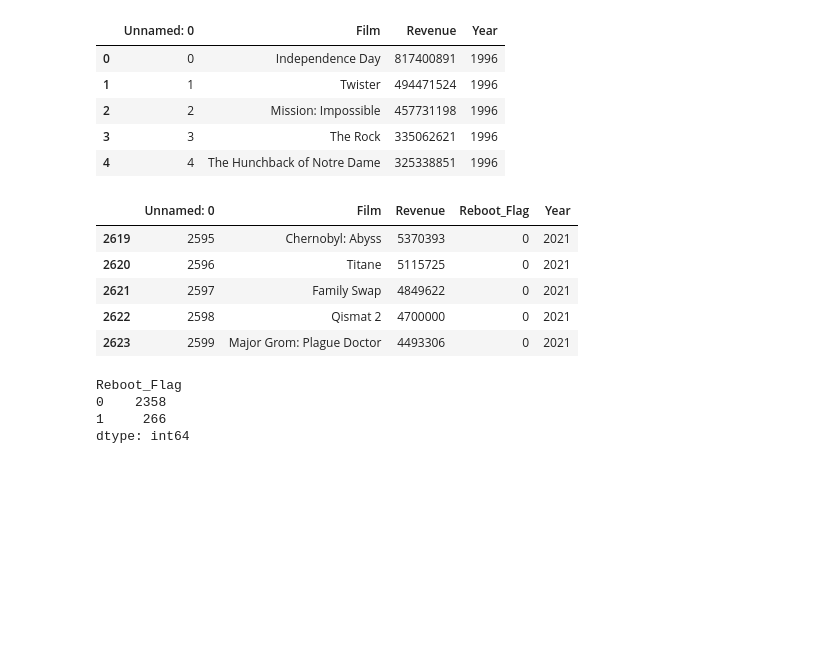
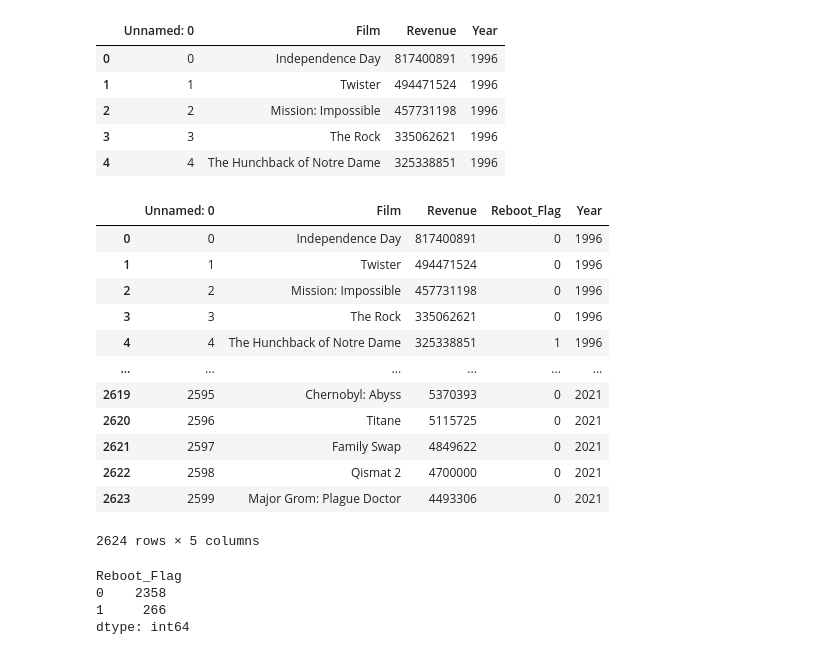
Before and after one commit to creeganmi/movies, a Jupyter notebook: masterTable.ipynb, the cells around one changed output. Cells and saved outputs as stored; diff of their text form; code cells hidden in the pictures; blank space fills up the shorter version.

```diff
--- a/masterTable.ipynb
+++ b/masterTable.ipynb
@@ -71,20 +71,27 @@ movies.head()
 # %%
 # create reboot flag in movies dataframe
 
 movies = pd.read_csv(r'tmdb_api_export_1996_2021.csv')
 movies = pd.merge(movies, reboots, how='left', on = ['Film'], indicator = True)
 movies['Reboot_Flag'] = (movies['_merge'] == 'both').astype(int)
 movies.drop(movies.iloc[:,4:21], inplace=True, axis=1)
 movies['Year'] = movies['Year_x']
 movies = movies.drop('Year_x', axis=1)
-movies.tail()
+movies
 # %% [output]
 |  | Unnamed: 0 | Film | Revenue | Reboot_Flag | Year |
+| 0 | 0 | Independence Day | 817400891 | 0 | 1996 |
+| 1 | 1 | Twister | 494471524 | 0 | 1996 |
+| 2 | 2 | Mission: Impossible | 457731198 | 0 | 1996 |
+| 3 | 3 | The Rock | 335062621 | 0 | 1996 |
+| 4 | 4 | The Hunchback of Notre Dame | 325338851 | 1 | 1996 |
+| ... | ... | ... | ... | ... | ... |
 | 2619 | 2595 | Chernobyl: Abyss | 5370393 | 0 | 2021 |
 | 2620 | 2596 | Titane | 5115725 | 0 | 2021 |
 | 2621 | 2597 | Family Swap | 4849622 | 0 | 2021 |
 | 2622 | 2598 | Qismat 2 | 4700000 | 0 | 2021 |
 | 2623 | 2599 | Major Grom: Plague Doctor | 4493306 | 0 | 2021 |
+2624 rows × 5 columns
 # %%
 movies.groupby(['Reboot_Flag']).size()
 # %% [output]
```
Also changed, not shown: parts of 3 cells of this notebook.
